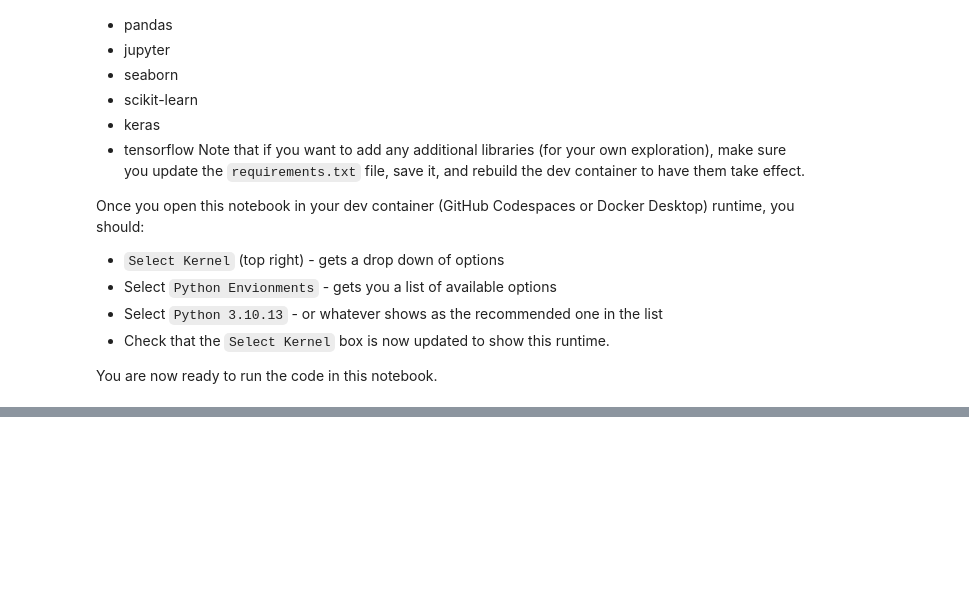
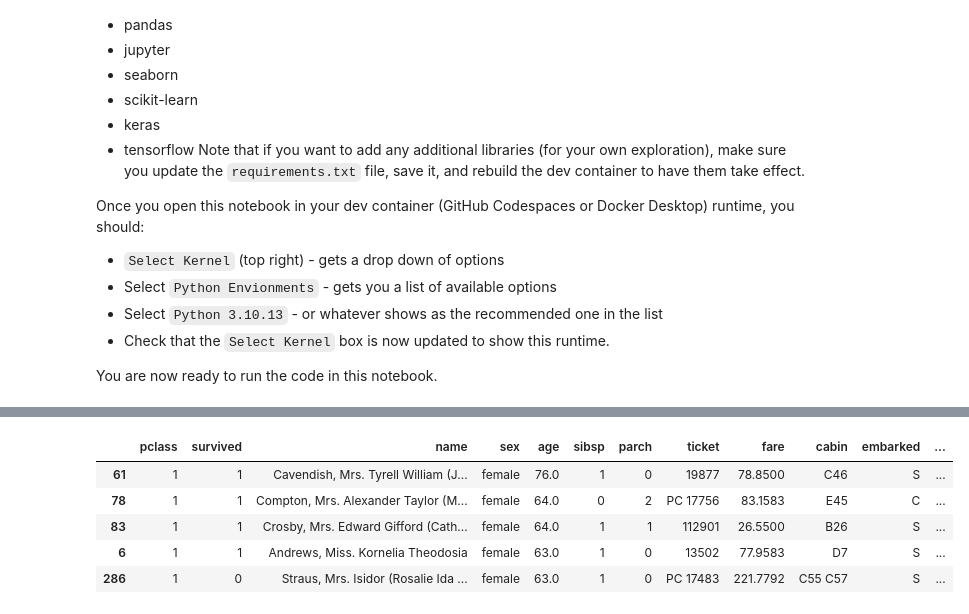
Before and after one commit to nitya/pydata-analysis-workshop, a Jupyter notebook: 4-vscode/1-data-science-tutorial.ipynb, the cells around one changed output, grey strips where cells are left out. Saved outputs shown, nothing was run; the diff lists cells and outputs as text; code cells hidden in the pictures; blank space fills up the shorter version.

```diff
--- a/4-vscode/1-data-science-tutorial.ipynb
+++ b/4-vscode/1-data-science-tutorial.ipynb
@@ -62,0 +71,23 @@ df.head()
+# %%
+"""
+Cell generated by Data Wrangler.
+"""
+def clean_data(df):
+    # Filter rows based on column: 'sex'
+    df = df[df['sex'] == "female"]
+
+    # Sort by column: 'age' (descending)
+    df = df.sort_values(['age'], ascending=[False])
+    # Grouped on column: 'survived'
+    # df = df.groupby(['survived']).count().reset_index()[['survived']]
+    return df
+
+df_clean = clean_data(df.copy())
+df_clean.head()
+# %% [output]
+|  | pclass | survived | name | sex | age | sibsp | parch | ticket | fare | cabin | embarked | ... |
+| 61 | 1 | 1 | Cavendish, Mrs. Tyrell William (J... | female | 76.0 | 1 | 0 | 19877 | 78.8500 | C46 | S | ... |
+| 78 | 1 | 1 | Compton, Mrs. Alexander Taylor (M... | female | 64.0 | 0 | 2 | PC 17756 | 83.1583 | E45 | C | ... |
+| 83 | 1 | 1 | Crosby, Mrs. Edward Gifford (Cath... | female | 64.0 | 1 | 1 | 112901 | 26.5500 | B26 | S | ... |
+| 6 | 1 | 1 | Andrews, Miss. Kornelia Theodosia | female | 63.0 | 1 | 0 | 13502 | 77.9583 | D7 | S | ... |
+| 286 | 1 | 0 | Straus, Mrs. Isidor (Rosalie Ida ... | female | 63.0 | 1 | 0 | PC 17483 | 221.7792 | C55 C57 | S | ... |
```
Also changed, not shown: parts of 13 cells of this notebook, 8 other files.
